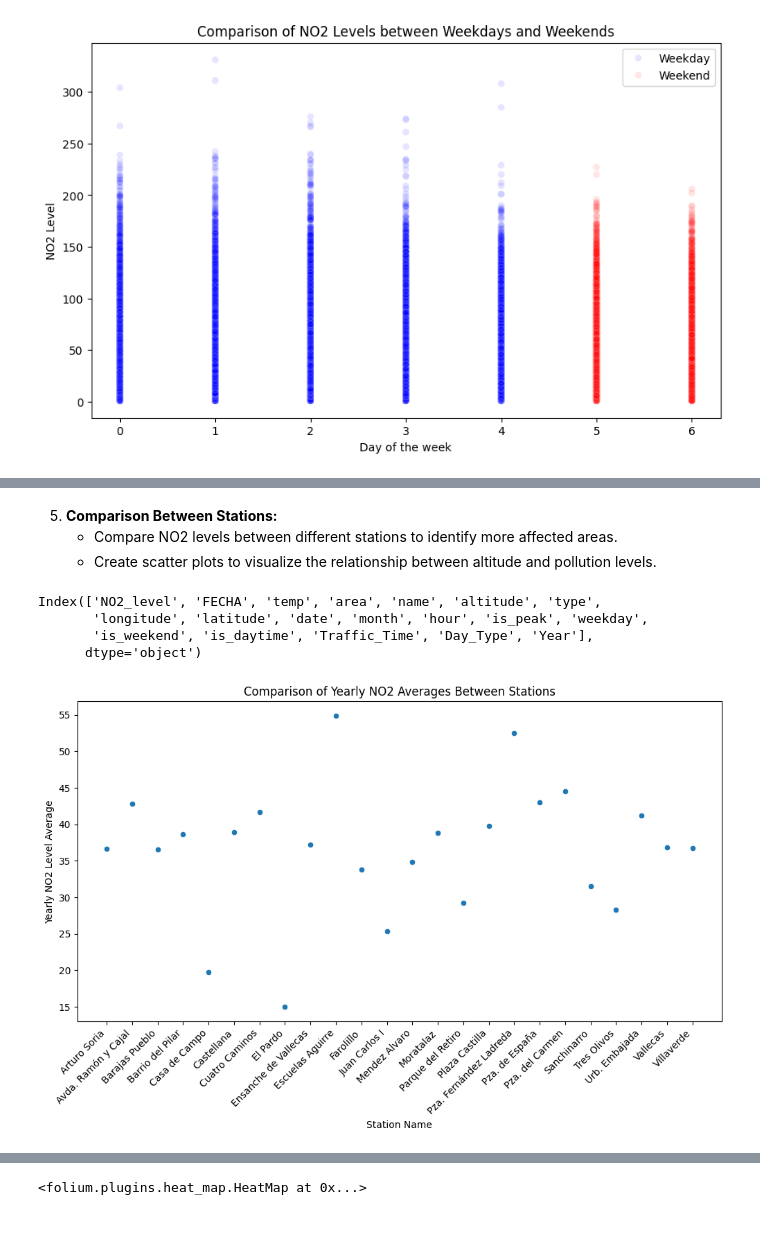
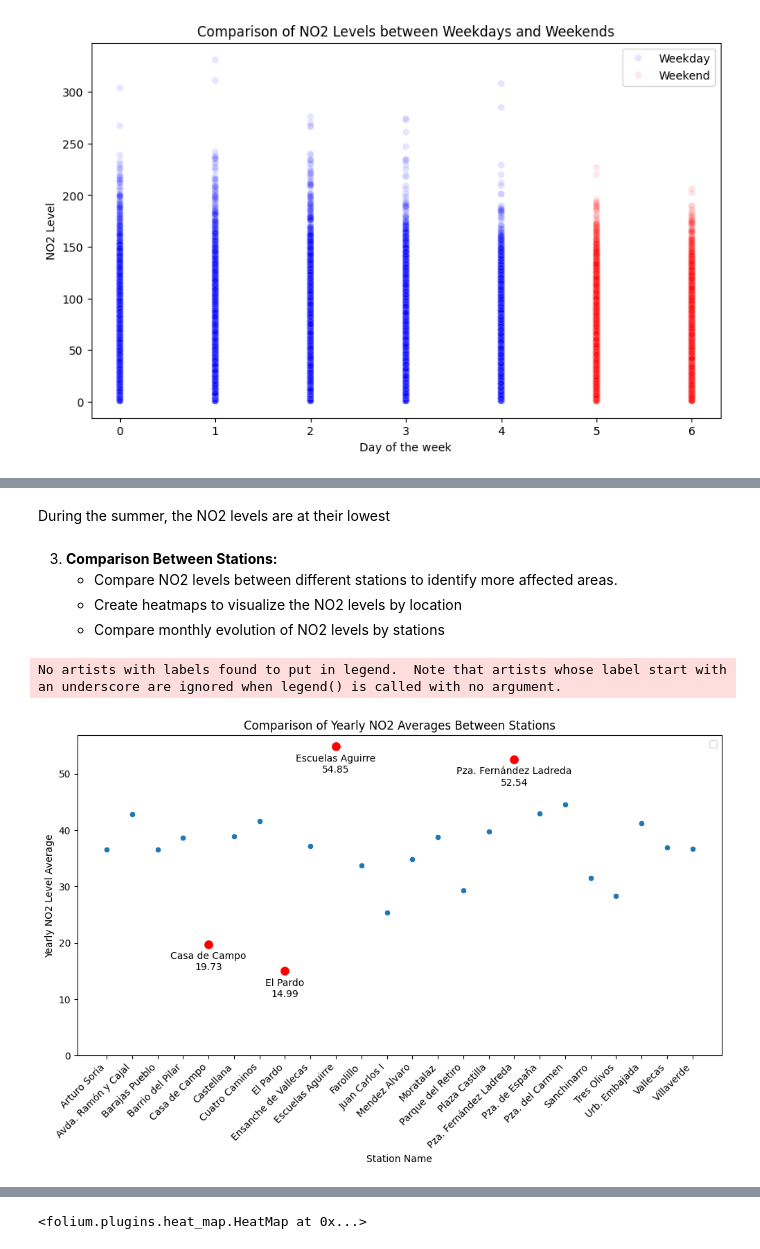
Before and after one commit to carleondel/madrid_pollution_project, a Jupyter notebook: src/EDA.ipynb, the cells around one changed output, grey strips where cells are left out. Saved outputs shown, nothing was run; the diff lists cells and outputs as text; code cells hidden in the pictures.

Commit message:
EDA finished & data engineering reestructured into table_creation file

```diff
--- a/src/EDA.ipynb
+++ b/src/EDA.ipynb
@@ -181,2 +73,0 @@ We have a data gap for all our stations at 2:00 am, coinciding with the time whe
-# %%
-df = df[df['FECHA'] != '2018-03-25 02:30:00']
@@ -202,5 +73,0 @@ We will imput those missing values based on the daily mean of all stations
-# %%
-daily_mean = df.groupby(df['FECHA'].dt.date)['NO2_level'].mean()
-df['NO2_level'] = df['NO2_level'].fillna(df['FECHA'].dt.date.map(daily_mean))
-# %%
-df = df.drop(columns = 'missing_values', axis = 1)
@@ -402,0 +217,7 @@ We can also see a decline in contamination levels on weekends, due to having low
+# %%
+# Create a new column for the day of the week
+df['Day_of_Week'] = df['FECHA'].dt.day_name()
+
+# Group by day of the week and calculate average NO2 level
+avg_by_day = df.groupby('Day_of_Week')['NO2_level'].mean().reset_index()
+avg_by_day.sort_values(by='NO2_level', ascending=False)
@@ -403,26 +249,41 @@ We can also see a decline in contamination levels on weekends, due to having low
+# %% [markdown]
+During the summer, the NO2 levels are at their lowest
 # %% [markdown]
 
-5. **Comparison Between Stations:**
+3. **Comparison Between Stations:**
    - Compare NO2 levels between different stations to identify more affected areas.
-   - Create scatter plots to visualize the relationship between altitude and pollution levels.
+   - Create heatmaps to visualize the NO2 levels by location
+   - Compare monthly evolution of NO2 levels by stations
-# %%
-df.columns
-# %% [output]
-Index(['NO2_level', 'FECHA', 'temp', 'area', 'name', 'altitude', 'type',
-       'longitude', 'latitude', 'date', 'month', 'hour', 'is_peak', 'weekday',
-       'is_weekend', 'is_daytime', 'Traffic_Time', 'Day_Type', 'Year'],
-      dtype='object')
 # %%
 # Group by station and calculate the yearly average for NO2 levels
 station_avg = df.groupby('name')['NO2_level'].mean().reset_index()
 
+# Sort the stations by NO2 level
+station_avg_sorted = station_avg.sort_values(by='NO2_level')
+
+# Highlight the top 2 and bottom 2 stations
+top_bottom_stations = pd.concat([station_avg_sorted.head(2), station_avg_sorted.tail(2)])
+
 # Scatter plot to compare yearly averages between different stations
 plt.figure(figsize=(12, 6))
-sns.scatterplot(x='name', y='NO2_level', data=station_yearly_avg, alpha=1)
+sns.scatterplot(x='name', y='NO2_level', data=station_avg, alpha=1)
+sns.scatterplot(x='name', y='NO2_level', data=top_bottom_stations, s=100, color='red', marker='o')
+
+# Annotate the NO2 levels for top and bottom stations
+for index, row in top_bottom_stations.iterrows():
+    plt.annotate(f'{row["name"]}\n{row["NO2_level"]:.2f}',
+                 xy=(row['name'], row['NO2_level']),
+                 xytext=(0, -29),
+                 textcoords='offset points',
+                 ha='center', va='bottom')
+
 plt.title('Comparison of Yearly NO2 Averages Between Stations')
 plt.xlabel('Station Name')
 plt.ylabel('Yearly NO2 Level Average')
-plt.xticks(rotation=45, ha='right')  # Rotate x-axis labels for better visibility
+plt.xticks(rotation=45, ha='right')
+plt.ylim(0)
+plt.legend()
 plt.show()
 # %% [output]
+No artists with labels found to put in legend.  Note that artists whose label start with an underscore are ignored when legend() is called with no argument.
-[figure, old version]
+[figure, new version]
```
Also changed, not shown: parts of 87 cells of this notebook, 4 other files.
